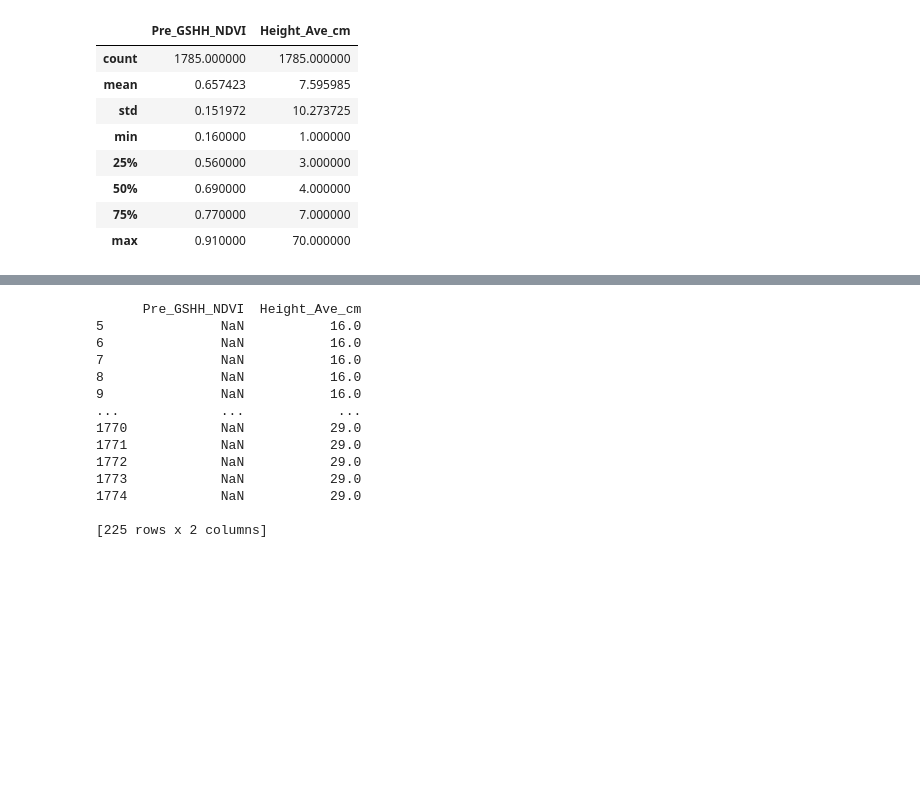
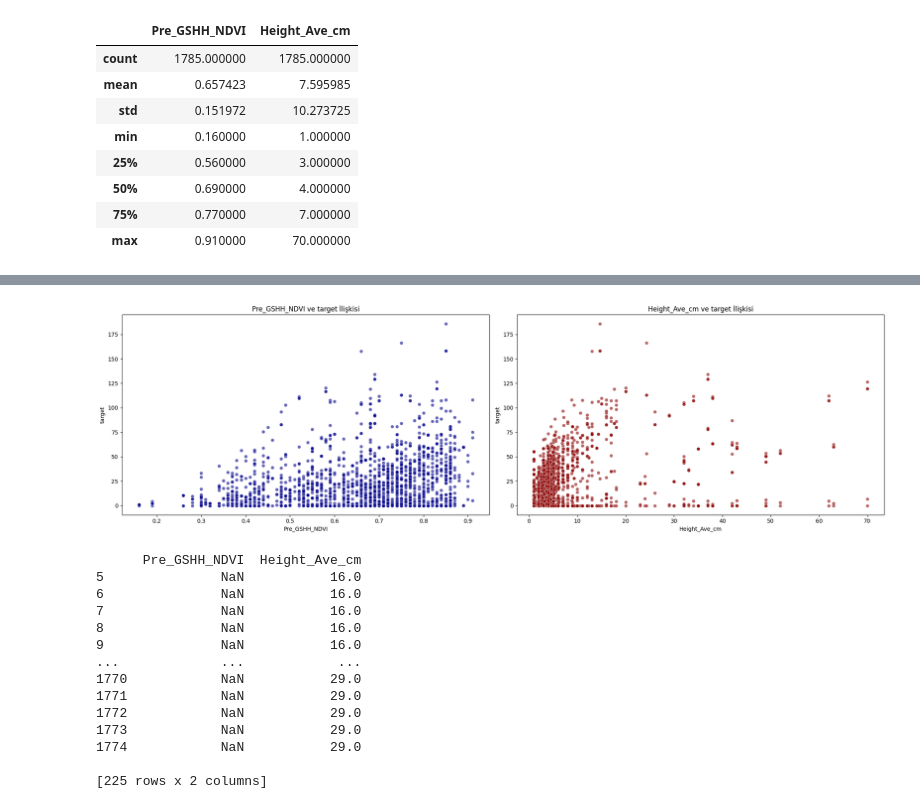
Before and after one commit to VeriLabs-Team/biomass-prediction, a Jupyter notebook: Notebooks/tabular_eda.ipynb, the cells around one changed output, grey strips where cells are left out. Saved outputs shown, nothing was run; the diff lists cells and outputs as text; code cells hidden in the pictures; blank space fills up the shorter version.

```diff
--- a/Notebooks/tabular_eda.ipynb
+++ b/Notebooks/tabular_eda.ipynb
@@ -31,3 +44,18 @@ num_cols.describe()
+# %%
+fig, axes = plt.subplots(1, 2, figsize=(20, 6))
+
+sns.scatterplot(data=df, x='Pre_GSHH_NDVI', y='target', alpha=0.6, color='darkblue', ax=axes[0])
+axes[0].set_title('Pre_GSHH_NDVI ve target İlişkisi')
+axes[0].set_xlabel('Pre_GSHH_NDVI')
+axes[0].set_ylabel('target')
+
+sns.scatterplot(data=df, x='Height_Ave_cm', y='target', alpha=0.6, color='darkred', ax=axes[1]) # Rengi ayırt edilsin diye darkred yaptım
+axes[1].set_title('Height_Ave_cm ve target İlişkisi')
+axes[1].set_xlabel('Height_Ave_cm')
+axes[1].set_ylabel('target')
+plt.tight_layout()
+# %% [output]
+[figure, added]
 # %%
 Q1 = num_cols.quantile(0.25)
 Q3 = num_cols.quantile(0.75)
```
Also changed, not shown: parts of 6 cells of this notebook.
